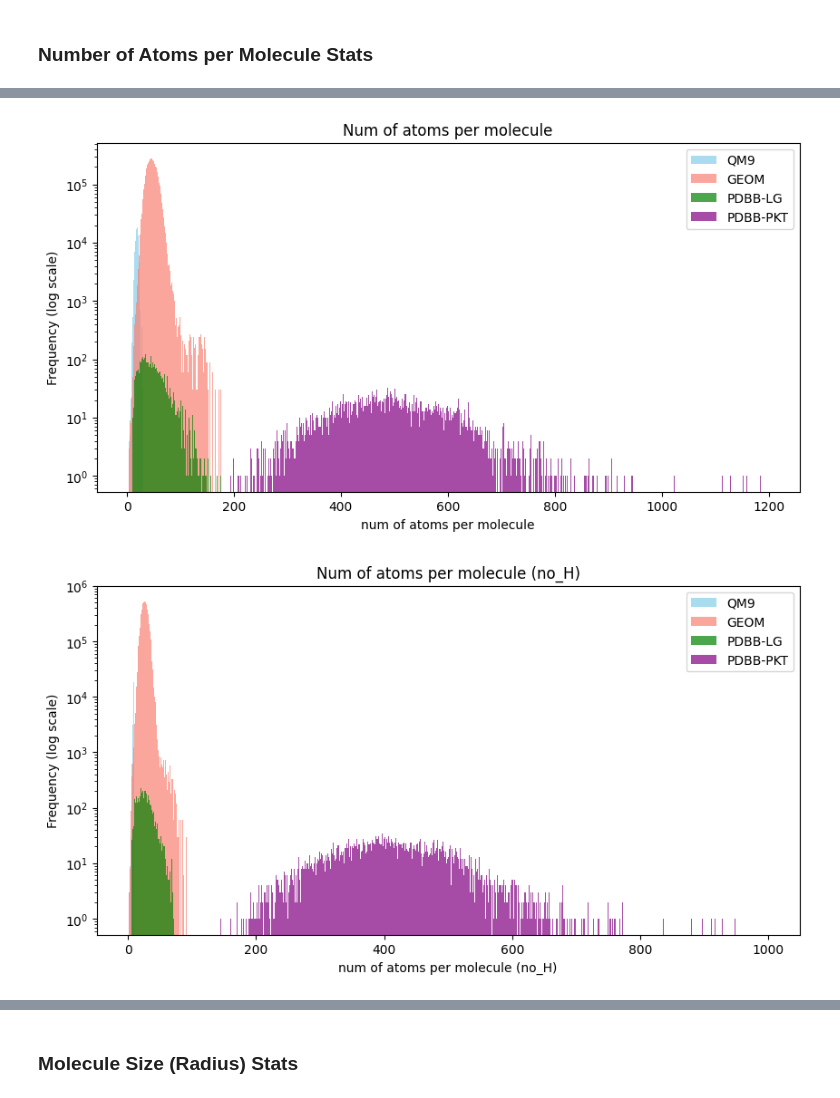
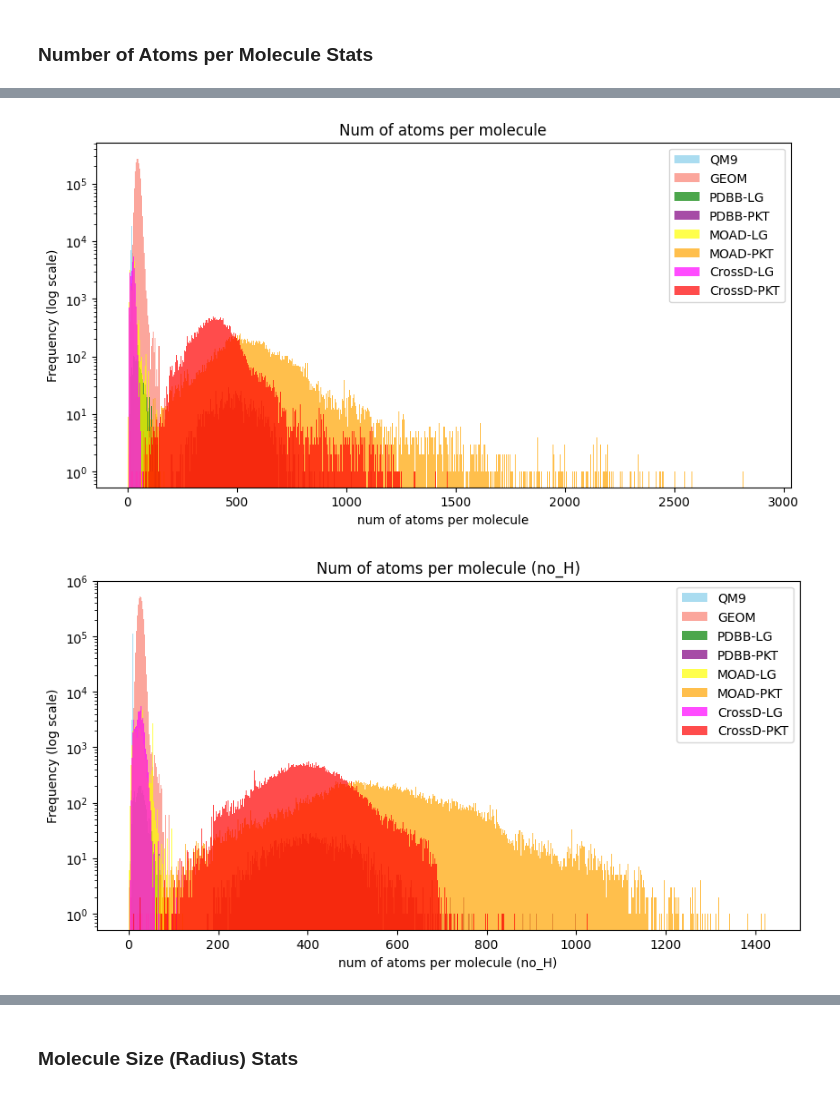
Before and after one commit to gohyixian/GeoLDM-edit, a Jupyter notebook: data_EDA/eda.ipynb, the cells around one changed output, grey strips where cells are left out. Cells and saved outputs as stored; diff of their text form; code cells hidden in the pictures.

```diff
--- a/data_EDA/eda.ipynb
+++ b/data_EDA/eda.ipynb
@@ -17,10 +17,10 @@ pdbbind_ligand_data_object_pkl  = 'data_object_cache/PDBBIND_LIGAND_data_object.
 pdbbind_pocket_data_object_pkl  = 'data_object_cache/PDBBIND_POCKET_data_object.pkl'
 pdbbind_protein_data_object_pkl = 'data_object_cache/PDBBIND_PROTEIN_data_object.pkl'
 # joined_geom_qm9_data_object_pkl = 'data_object_cache/JOINED_GEOM_QM9_data_object.pkl'
-moad_ligand_data_object_pkl     = ''
-moad_pocket_data_object_pkl     = ''
-crossd_ligand_data_object_pkl   = ''
-crossd_pocket_data_object_pkl   = ''
+moad_ligand_data_object_pkl     = 'data_object_cache/BINDINGMOAD_LIGAND_data_object.pkl'
+moad_pocket_data_object_pkl     = 'data_object_cache/BINDINGMOAD_POCKET_10.0A_data_object.pkl'
+crossd_ligand_data_object_pkl   = 'data_object_cache/CROSSDOCKED_LIGAND_data_object.pkl'
+crossd_pocket_data_object_pkl   = 'data_object_cache/CROSSDOCKED_POCKET_10.0A_data_object.pkl'
 
 with open(geom_data_object_pkl, 'rb') as file:  # Use 'rb' mode for binary reading
     geom_data_obj = pickle.load(file)
@@ -306,13 +328,13 @@ plot_histogram(data_list=crossd_pocket_data_obj.num_atoms_no_H, color=colors[3],
 # %%
 # this might take some time (PDBB-PTN)
 
 from utils import plot_combined_histogram
 
-plot_combined_histogram(data_num_atoms[:4], colors[:4], list_of_all_dicts_names[:4], title='Num of atoms per molecule', xlabel='num of atoms per molecule', img_save_path='outputs/num_atom_hist_ALL.png', log=True)
-plot_combined_histogram(data_num_atoms_no_H[:4], colors[:4], list_of_all_dicts_names[:4], title='Num of atoms per molecule (no_H)', xlabel='num of atoms per molecule (no_H)', img_save_path='outputs/num_atom_hist_ALL_no_H.png', log=True)
+plot_combined_histogram(data_num_atoms[:4]+data_num_atoms[5:], colors[:4]+colors[5:], list_of_all_dicts_names[:4]+list_of_all_dicts_names[5:], title='Num of atoms per molecule', xlabel='num of atoms per molecule', img_save_path='outputs/num_atom_hist_ALL.png', log=True)
+plot_combined_histogram(data_num_atoms_no_H[:4]+data_num_atoms_no_H[5:], colors[:4]+colors[5:], list_of_all_dicts_names[:4]+list_of_all_dicts_names[5:], title='Num of atoms per molecule (no_H)', xlabel='num of atoms per molecule (no_H)', img_save_path='outputs/num_atom_hist_ALL_no_H.png', log=True)
 # %% [output]
-[figure, old version]
+[figure, new version]
-[figure, old version]
+[figure, new version]
 # %%
 from utils import plot_combined_boxplot
 
```
Also changed, not shown: parts of 13 cells of this notebook, 56 other files.
